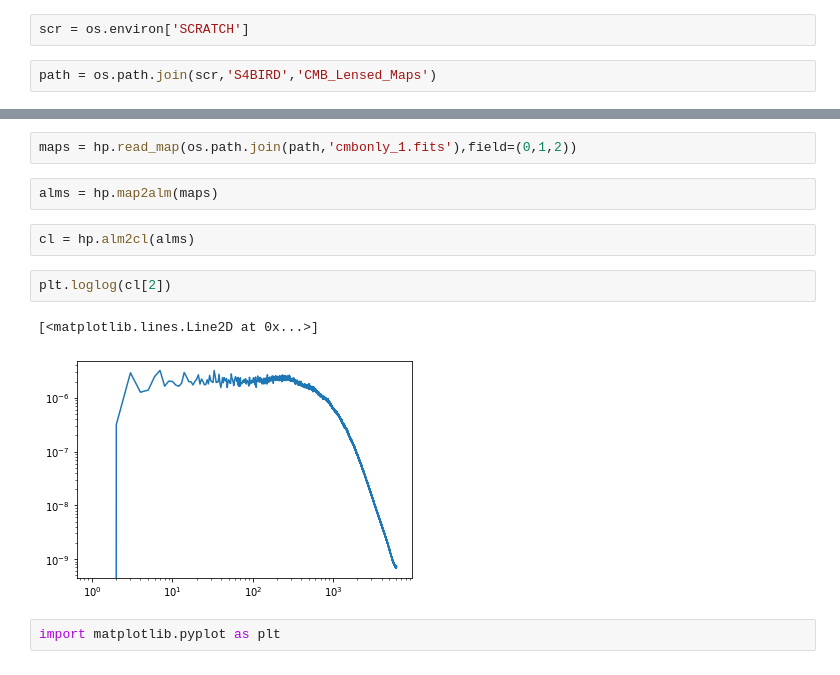
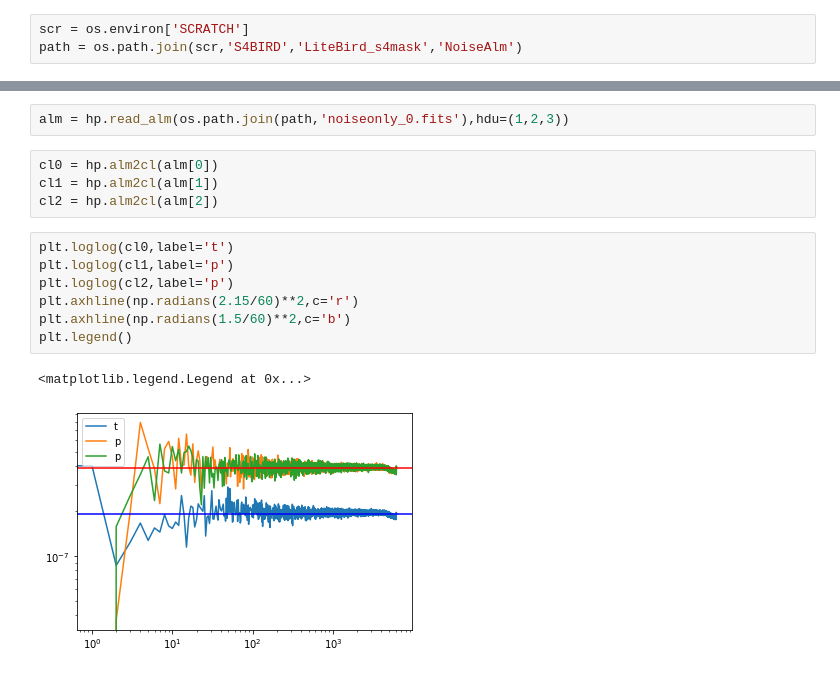
Before and after one commit to antolonappan/s4bird, a Jupyter notebook: Notebooks/Untitled.ipynb, the cells around one changed output, grey strips where cells are left out. Cells and saved outputs as stored; diff of their text form.

```diff
--- a/Notebooks/Untitled.ipynb
+++ b/Notebooks/Untitled.ipynb
@@ -7,4 +7,3 @@ import os
 # %%
 scr = os.environ['SCRATCH']
+path = os.path.join(scr,'S4BIRD','LiteBird_s4mask','NoiseAlm')
-# %%
-path = os.path.join(scr,'S4BIRD','CMB_Lensed_Maps')
@@ -15,13 +10,16 @@ path
 # %%
-maps = hp.read_map(os.path.join(path,'cmbonly_1.fits'),field=(0,1,2))
+alm = hp.read_alm(os.path.join(path,'noiseonly_0.fits'),hdu=(1,2,3))
-# %%
-alms = hp.map2alm(maps)
-# %%
-cl = hp.alm2cl(alms)
-# %%
-plt.loglog(cl[2])
-# %% [output]
-[<matplotlib.lines.Line2D at 0x...>]
-[figure, removed]
-# %%
-import matplotlib.pyplot as plt
+# %%
+cl0 = hp.alm2cl(alm[0])
+cl1 = hp.alm2cl(alm[1])
+cl2 = hp.alm2cl(alm[2])
+# %%
+plt.loglog(cl0,label='t')
+plt.loglog(cl1,label='p')
+plt.loglog(cl2,label='p')
+plt.axhline(np.radians(2.15/60)**2,c='r')
+plt.axhline(np.radians(1.5/60)**2,c='b')
+plt.legend()
+# %% [output]
+<matplotlib.legend.Legend at 0x...>
+[figure, added]
```
Also changed, not shown: parts of 5 cells of this notebook, 19 other files.
